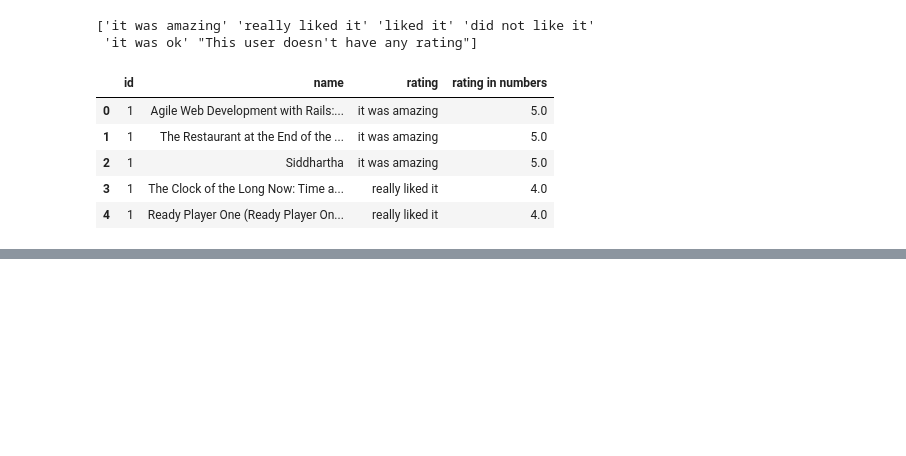
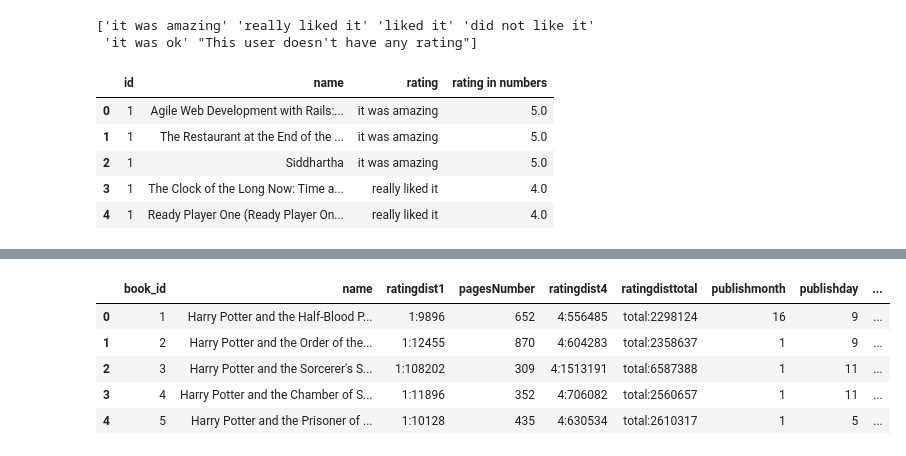
Before and after one commit to eben98/dsc_478_final_project_rec_system, a Jupyter notebook: final_project.ipynb, the cells around one changed output, grey strips where cells are left out. Cells and saved outputs as stored; diff of their text form; code cells hidden in the pictures; blank space fills up the shorter version.

```diff
--- a/final_project.ipynb
+++ b/final_project.ipynb
@@ -224,3 +225,6 @@ df_users.head(5)
 | 2 | 1 | Siddhartha | it was amazing | 5.0 |
 | 3 | 1 | The Clock of the Long Now: Time a... | really liked it | 4.0 |
 | 4 | 1 | Ready Player One (Ready Player On... | really liked it | 4.0 |
+# %%
+df_users_copy = df_users.copy()
+df_books_copy = df_books_cleaned.copy()
@@ -226,0 +243,9 @@ df_users.head(5)
+# %%
+df_books_copy.head()
+# %% [output]
+|  | book_id | name | ratingdist1 | pagesNumber | ratingdist4 | ratingdisttotal | publishmonth | publishday | ... |
+| 0 | 1 | Harry Potter and the Half-Blood P... | 1:9896 | 652 | 4:556485 | total:2298124 | 16 | 9 | ... |
+| 1 | 2 | Harry Potter and the Order of the... | 1:12455 | 870 | 4:604283 | total:2358637 | 1 | 9 | ... |
+| 2 | 3 | Harry Potter and the Sorcerer's S... | 1:108202 | 309 | 4:1513191 | total:6587388 | 1 | 11 | ... |
+| 3 | 4 | Harry Potter and the Chamber of S... | 1:11896 | 352 | 4:706082 | total:2560657 | 1 | 11 | ... |
+| 4 | 5 | Harry Potter and the Prisoner of ... | 1:10128 | 435 | 4:630534 | total:2610317 | 1 | 5 | ... |
```
Also changed, not shown: parts of 12 cells of this notebook.
